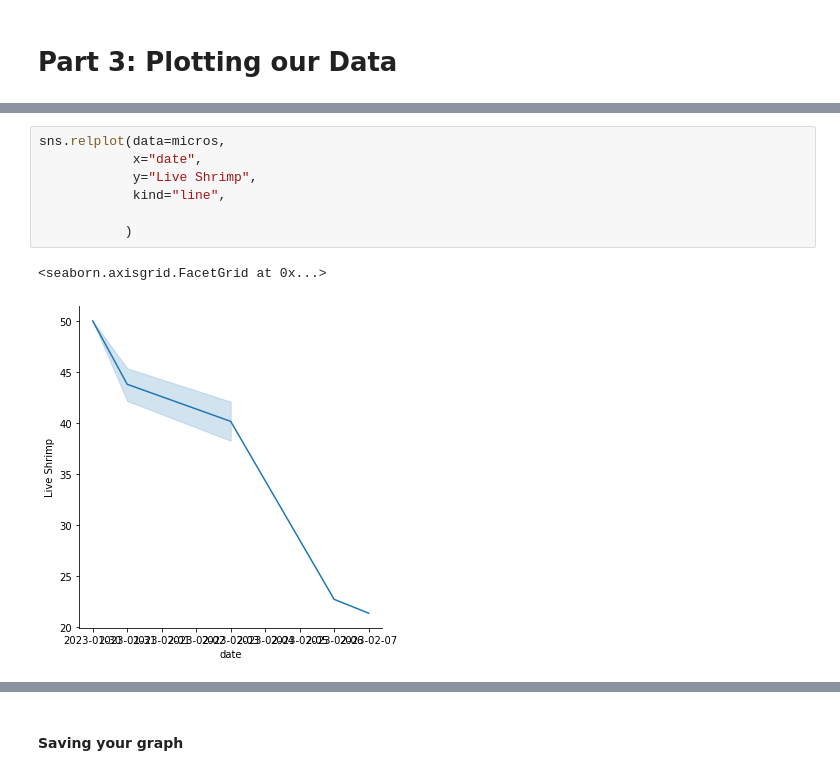
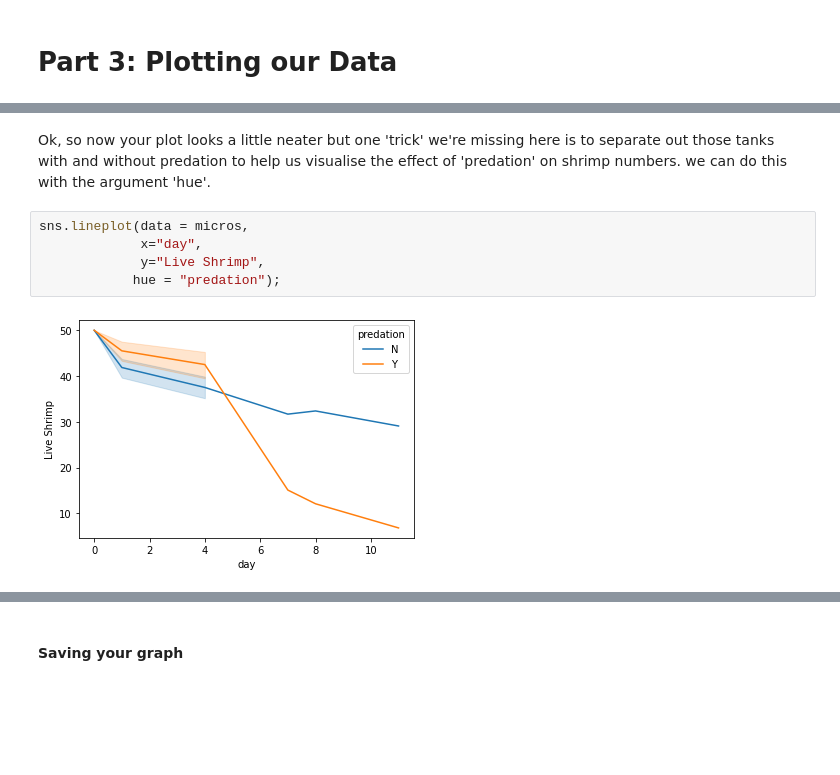
Before and after one commit to nathcmedd/Environment, a Jupyter notebook: data_workshop_answered.ipynb, the cells around one changed output, grey strips where cells are left out. Saved outputs shown, nothing was run; the diff lists cells and outputs as text; blank space fills up the shorter version.

```diff
--- a/data_workshop_answered.ipynb
+++ b/data_workshop_answered.ipynb
@@ -202,10 +235,9 @@ shrimp.set_title('Live Shrimp over time');
+# %% [markdown]
+Ok, so now your plot looks a little neater but one 'trick' we're missing here is to separate out those tanks with and without predation to help us visualise the effect of 'predation' on shrimp numbers. we can do this with the argument 'hue'.
 # %%
-sns.relplot(data=micros,
-            x="date",
-            y="Live Shrimp",
-            kind="line",
-
-           )
+sns.lineplot(data = micros,
+             x="day",
+             y="Live Shrimp",
+            hue = "predation");
 # %% [output]
-<seaborn.axisgrid.FacetGrid at 0x...>
-[figure, old version]
+[figure, new version]
```
Also changed, not shown: parts of 41 cells of this notebook.
